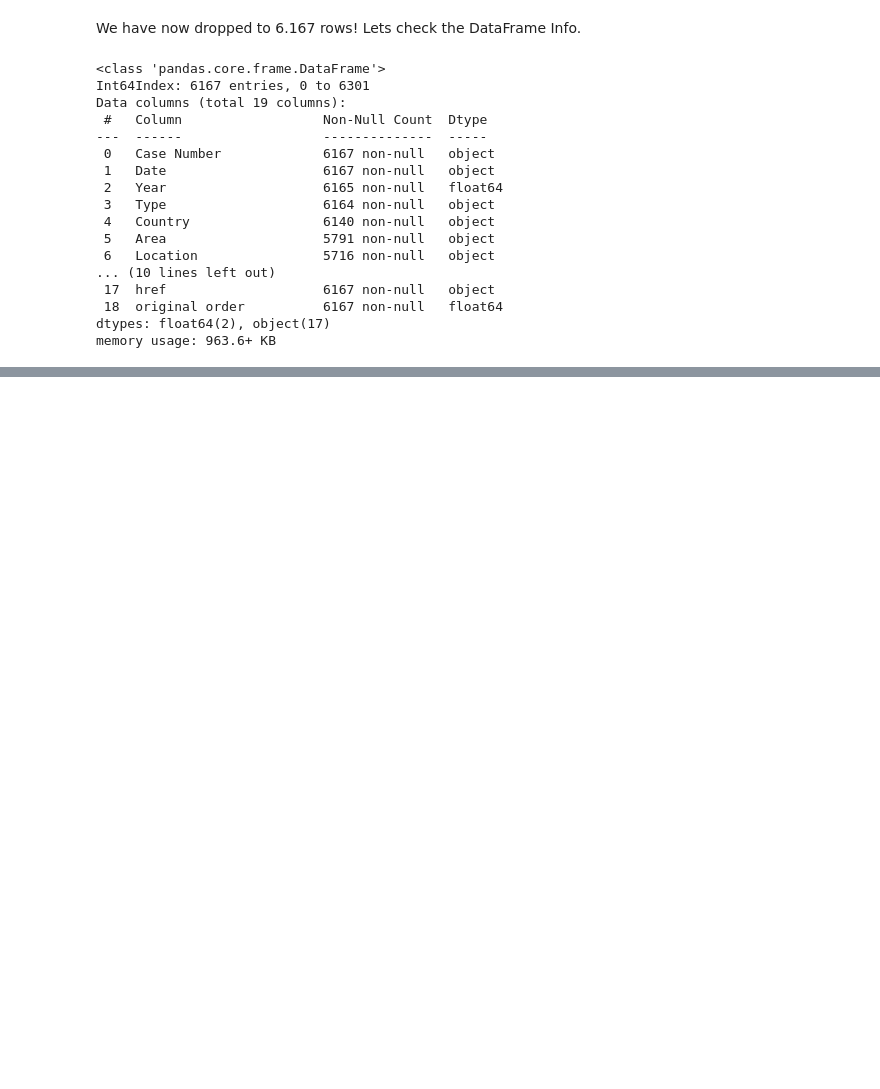
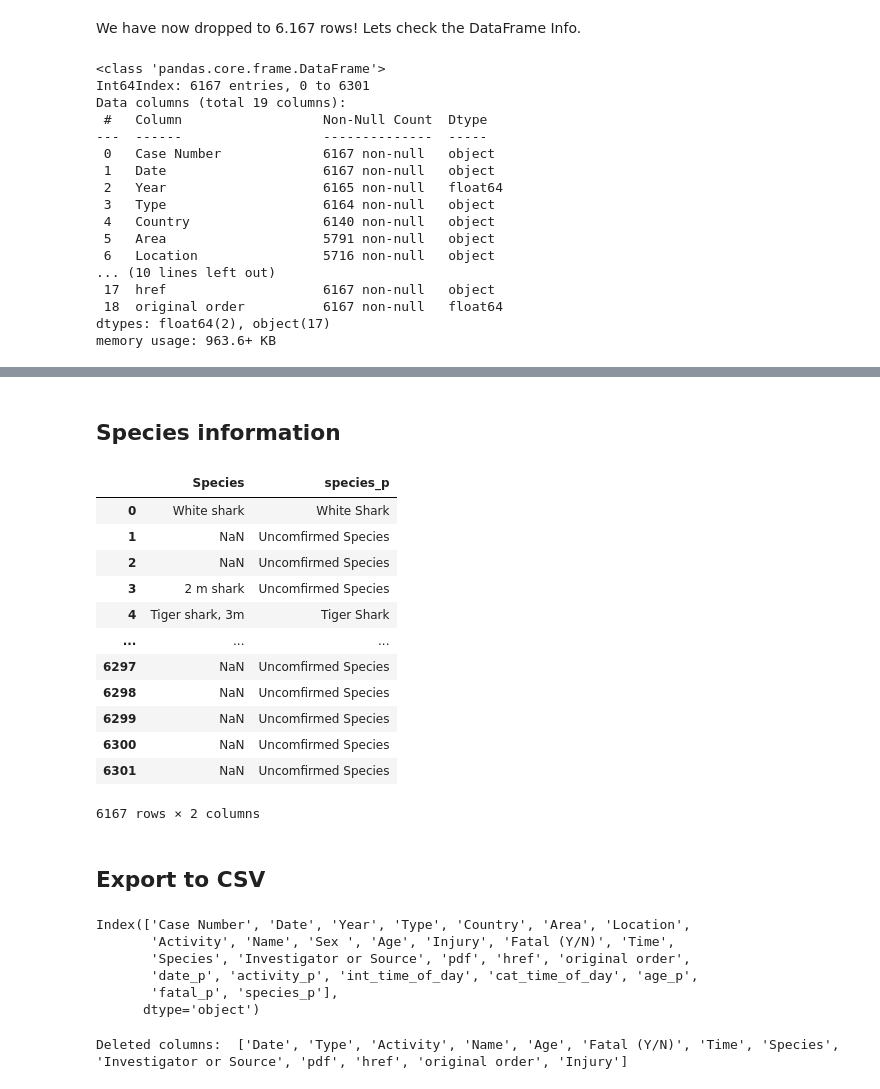
Before and after one commit to castrokike/data-cleaning-pandas, a Jupyter notebook: clean.ipynb, the cells around one changed output, grey strips where cells are left out. Saved outputs shown, nothing was run; the diff lists cells and outputs as text; code cells hidden in the pictures; blank space fills up the shorter version.

```diff
--- a/clean.ipynb
+++ b/clean.ipynb
@@ -326,0 +461,45 @@ Great! We've gotten our Data set to a number 6.167 rows and most of the columns
+# %% [markdown]
+## Species information
+# %%
+%run -i 'src/cleaning.py'
+process_species(attacks,"Species")
+attacks[["Species","species_p"]]
+# %% [output]
+|  | Species | species_p |
+| 0 | White shark | White Shark |
+| 1 | NaN | Uncomfirmed Species |
+| 2 | NaN | Uncomfirmed Species |
+| 3 | 2 m shark | Uncomfirmed Species |
+| 4 | Tiger shark, 3m | Tiger Shark |
+| ... | ... | ... |
+| 6297 | NaN | Uncomfirmed Species |
+| 6298 | NaN | Uncomfirmed Species |
+| 6299 | NaN | Uncomfirmed Species |
+| 6300 | NaN | Uncomfirmed Species |
+| 6301 | NaN | Uncomfirmed Species |
+6167 rows × 2 columns
+# %% [markdown]
+## Export to CSV
+# %%
+attacks.columns
+# %% [output]
+Index(['Case Number', 'Date', 'Year', 'Type', 'Country', 'Area', 'Location',
+       'Activity', 'Name', 'Sex ', 'Age', 'Injury', 'Fatal (Y/N)', 'Time',
+       'Species', 'Investigator or Source', 'pdf', 'href', 'original order',
+       'date_p', 'activity_p', 'int_time_of_day', 'cat_time_of_day', 'age_p',
+       'fatal_p', 'species_p'],
+      dtype='object')
+# %%
+attacks.to_csv('./data/clean_attacks_full.csv')
+delete_columns(attacks,['Date','Type','Activity', 'Name', 'Age', 'Fatal (Y/N)', 'Time', 'Species','Investigator or Source', 'pdf', 'href', 'original order', 'Injury'])
+attacks = attacks[['Case Number', 'date_p', 'Year', 'Country', 'Area', 'Location', 'Sex ', 'age_p', 'activity_p', 'int_time_of_day', 'cat_time_of_day', 'fatal_p', 'species_p']]
+attacks.rename(columns={'date_p' : 'Date',
+                        'age_p' : 'Age',
+                        'activity_p' : 'Activity',
+                        'int_time_of_day' : 'Time_int',
+                        'cat_time_of_day' : 'Time_cat',
+                        'fatal_p' : 'Fatal',
+                        'species_p' : 'Species'}, inplace=True, errors='raise')
+attacks.to_csv('./data/clean_attacks.csv')
+# %% [output]
+Deleted columns:  ['Date', 'Type', 'Activity', 'Name', 'Age', 'Fatal (Y/N)', 'Time', 'Species', 'Investigator or Source', 'pdf', 'href', 'original order', 'Injury']
```
Also changed, not shown: parts of 16 cells of this notebook, 5 other files.
